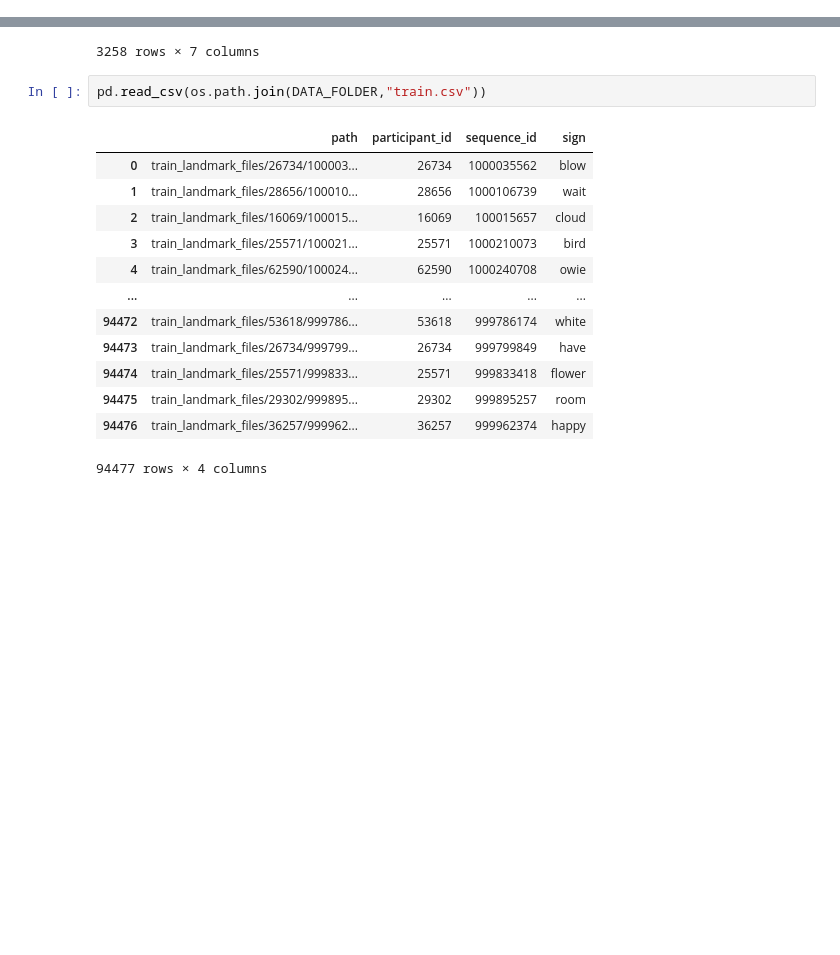
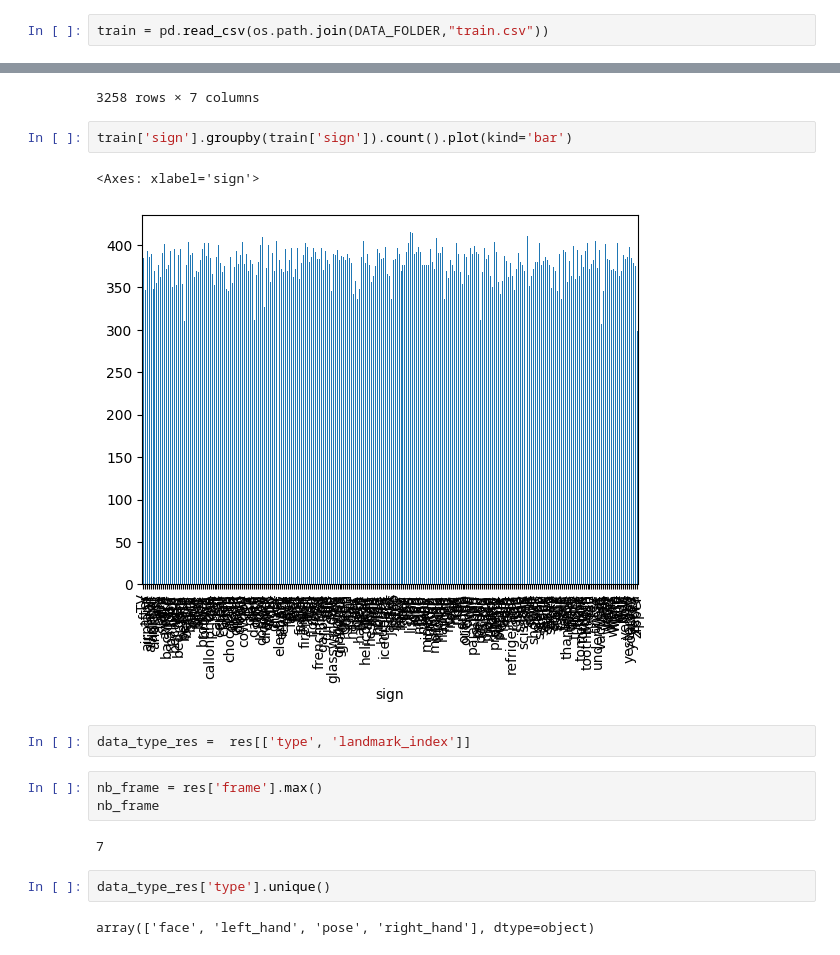
Before and after one commit to Mr-Aylex/sign-lang-classification, a Jupyter notebook: discover_data.ipynb, the cells around one changed output, grey strips where cells are left out. Cells and saved outputs as stored; diff of their text form; blank space fills up the shorter version.

Commit message:
visualisation des données et création de méthodes pour traiter les données

```diff
--- a/discover_data.ipynb
+++ b/discover_data.ipynb
@@ -7,0 +10,2 @@ ez = load_data.load_data(DATA_FOLDER, "train.csv")
+# %%
+train = pd.read_csv(os.path.join(DATA_FOLDER,"train.csv"))
@@ -23,19 +43,19 @@ res
 | 3256 | 7 | 7-right_hand-19 | right_hand | 19 | 0.382268 | 0.649928 | -0.119010 |
 | 3257 | 7 | 7-right_hand-20 | right_hand | 20 | 0.419936 | 0.650066 | -0.123800 |
 3258 rows × 7 columns
-# %%
-pd.read_csv(os.path.join(DATA_FOLDER,"train.csv"))
-# %% [output]
-|  | path | participant_id | sequence_id | sign |
-| 0 | train_landmark_files/26734/100003... | 26734 | 1000035562 | blow |
-| 1 | train_landmark_files/28656/100010... | 28656 | 1000106739 | wait |
-| 2 | train_landmark_files/16069/100015... | 16069 | 100015657 | cloud |
-| 3 | train_landmark_files/25571/100021... | 25571 | 1000210073 | bird |
-| 4 | train_landmark_files/62590/100024... | 62590 | 1000240708 | owie |
-| ... | ... | ... | ... | ... |
-| 94472 | train_landmark_files/53618/999786... | 53618 | 999786174 | white |
-| 94473 | train_landmark_files/26734/999799... | 26734 | 999799849 | have |
-| 94474 | train_landmark_files/25571/999833... | 25571 | 999833418 | flower |
-| 94475 | train_landmark_files/29302/999895... | 29302 | 999895257 | room |
-| 94476 | train_landmark_files/36257/999962... | 36257 | 999962374 | happy |
-94477 rows × 4 columns
+# %%
+train['sign'].groupby(train['sign']).count().plot(kind='bar')
+# %% [output]
+<Axes: xlabel='sign'>
+[figure, added]
+# %%
+data_type_res =  res[['type', 'landmark_index']]
+# %%
+nb_frame = res['frame'].max()
+nb_frame
+# %% [output]
+7
+# %%
+data_type_res['type'].unique()
+# %% [output]
+array(['face', 'left_hand', 'pose', 'right_hand'], dtype=object)
```
Also changed, not shown: parts of 12 cells of this notebook, 2 other files.
